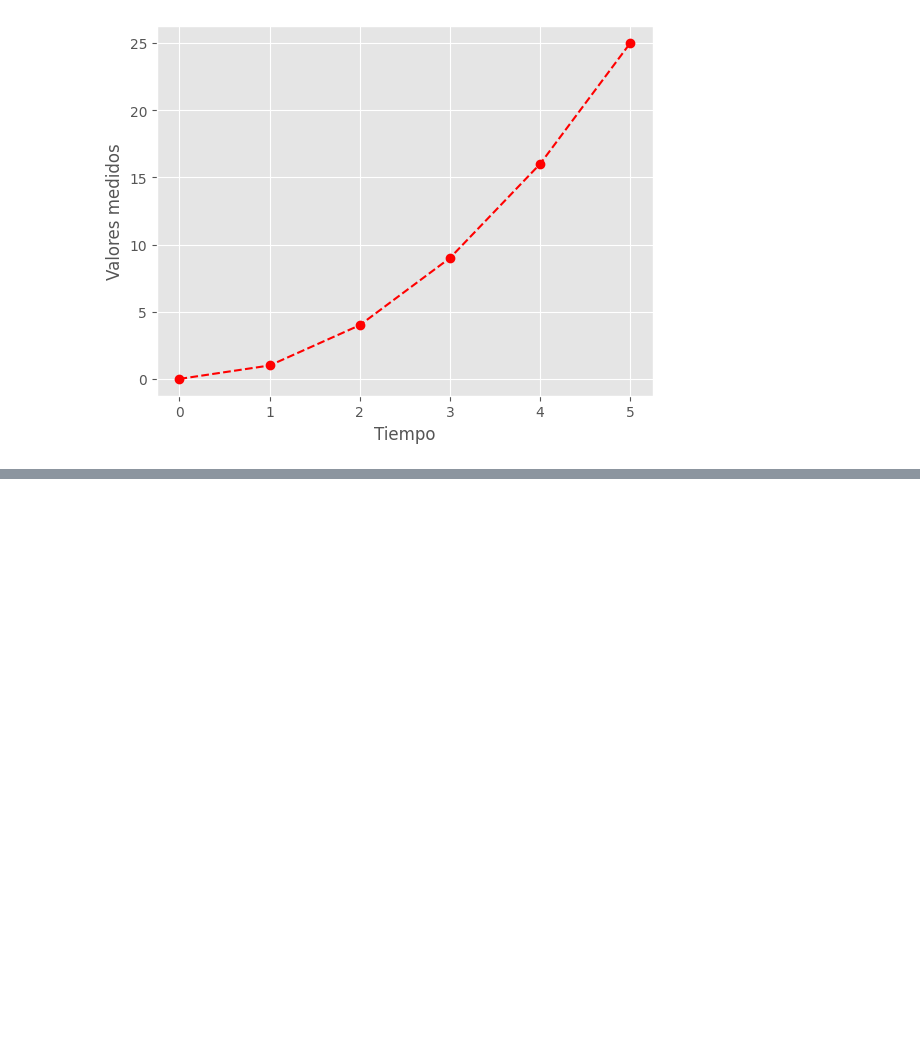
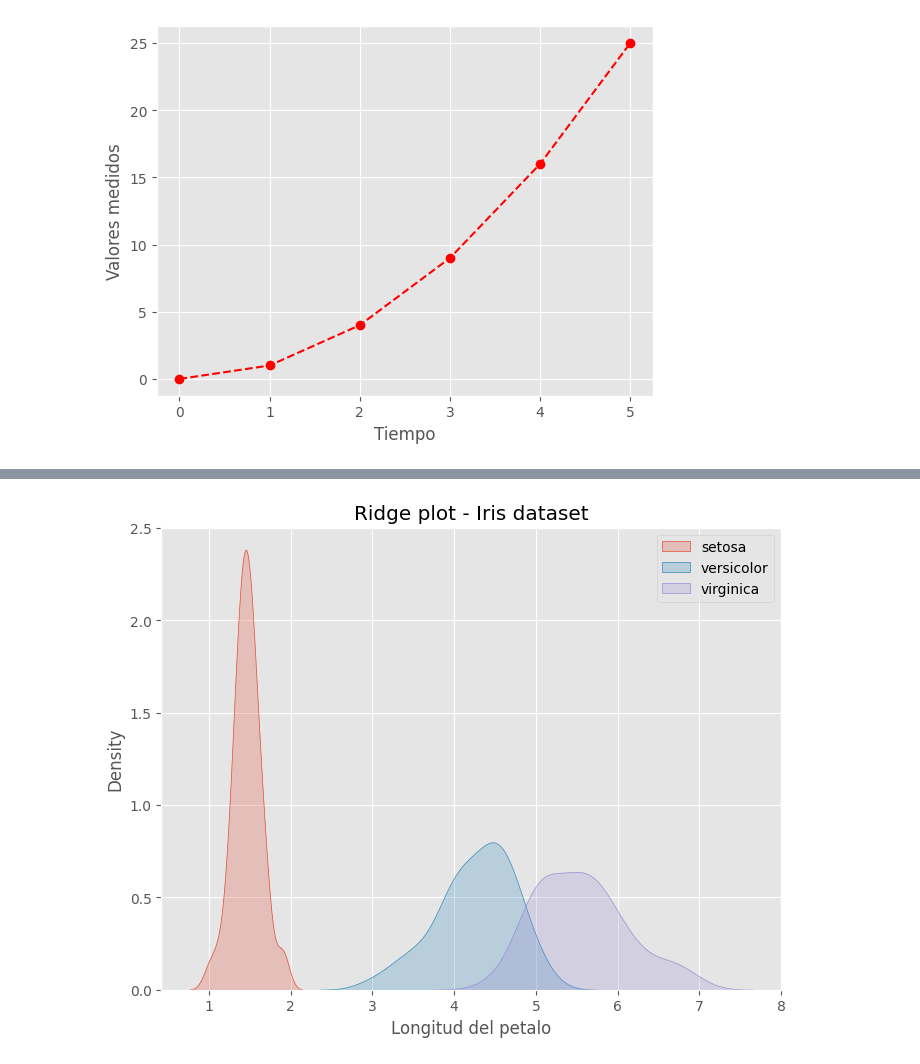
Before and after one commit to oscarm24/Analisis_de_datos_python, a Jupyter notebook: AnalisisDatos.ipynb, the cells around one changed output, grey strips where cells are left out. Saved outputs shown, nothing was run; the diff lists cells and outputs as text; code cells hidden in the pictures; blank space fills up the shorter version.

```diff
--- a/AnalisisDatos.ipynb
+++ b/AnalisisDatos.ipynb
@@ -757,0 +792,22 @@ plt.show()
+# %%
+# Grafica de Ridgeplot
+setosa = data[data["species"] == "setosa"]
+versicolor = data[data["species"] == "versicolor"]
+virginica = data[data["species"] == "virginica"]
+
+# Configuramos la figura y los ejes
+fig, ax = plt.subplots(figsize=(8,6))
+plt.xlabel("Longitud del petalo")
+
+# Crear un ridgeplot usando kdeplot
+sns.kdeplot(data=setosa["petal_length"], label="setosa", ax = ax, fill=True)
+sns.kdeplot(data=versicolor["petal_length"], label="versicolor", ax = ax, fill=True)
+sns.kdeplot(data=virginica["petal_length"], label="virginica", ax = ax, fill=True)
+
+# Ajustamos la posicion de las leyendas
+ax.legend(loc="upper right")
+
+plt.title("Ridge plot - Iris dataset")
+plt.show()
+# %% [output]
+[figure, added]
```
Also changed, not shown: parts of 7 cells of this notebook.
